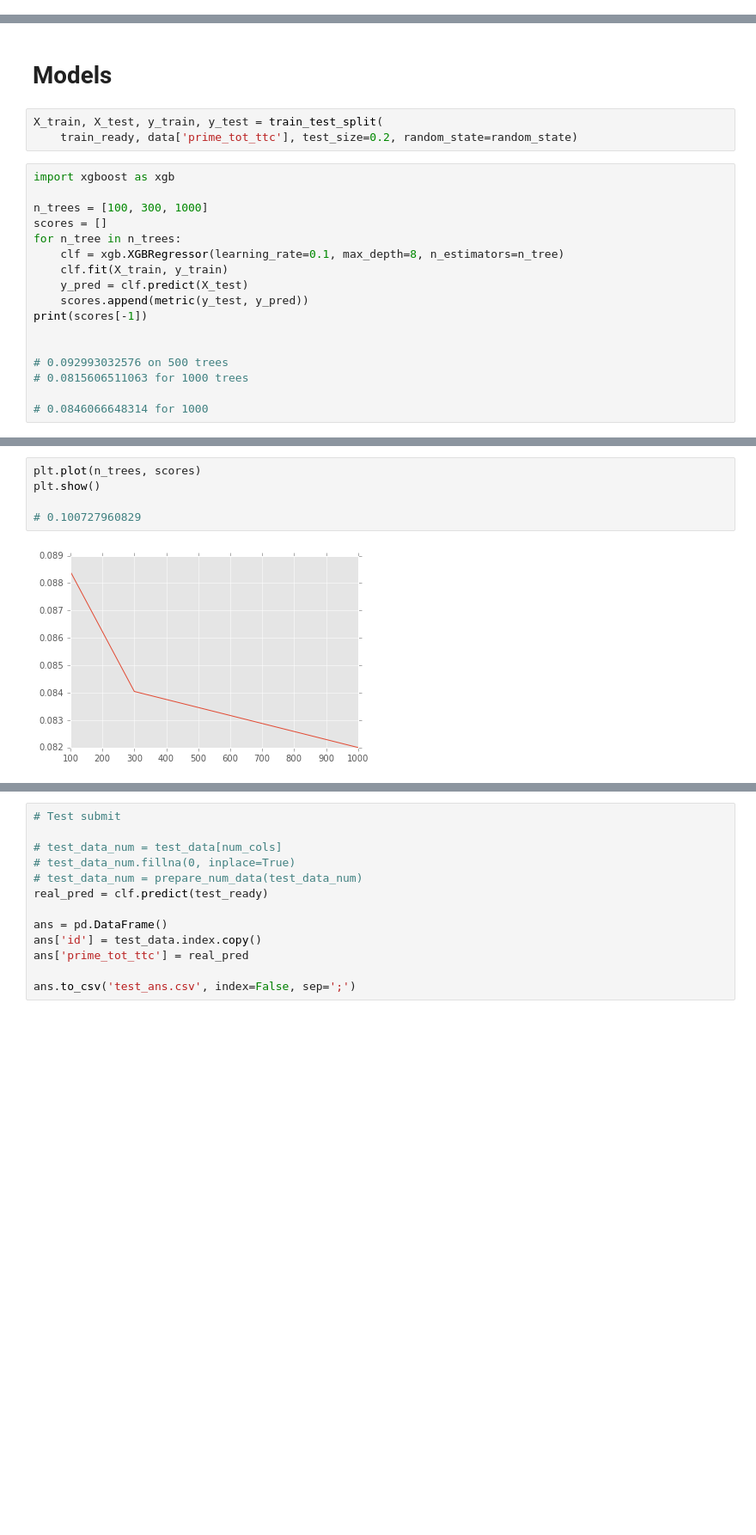
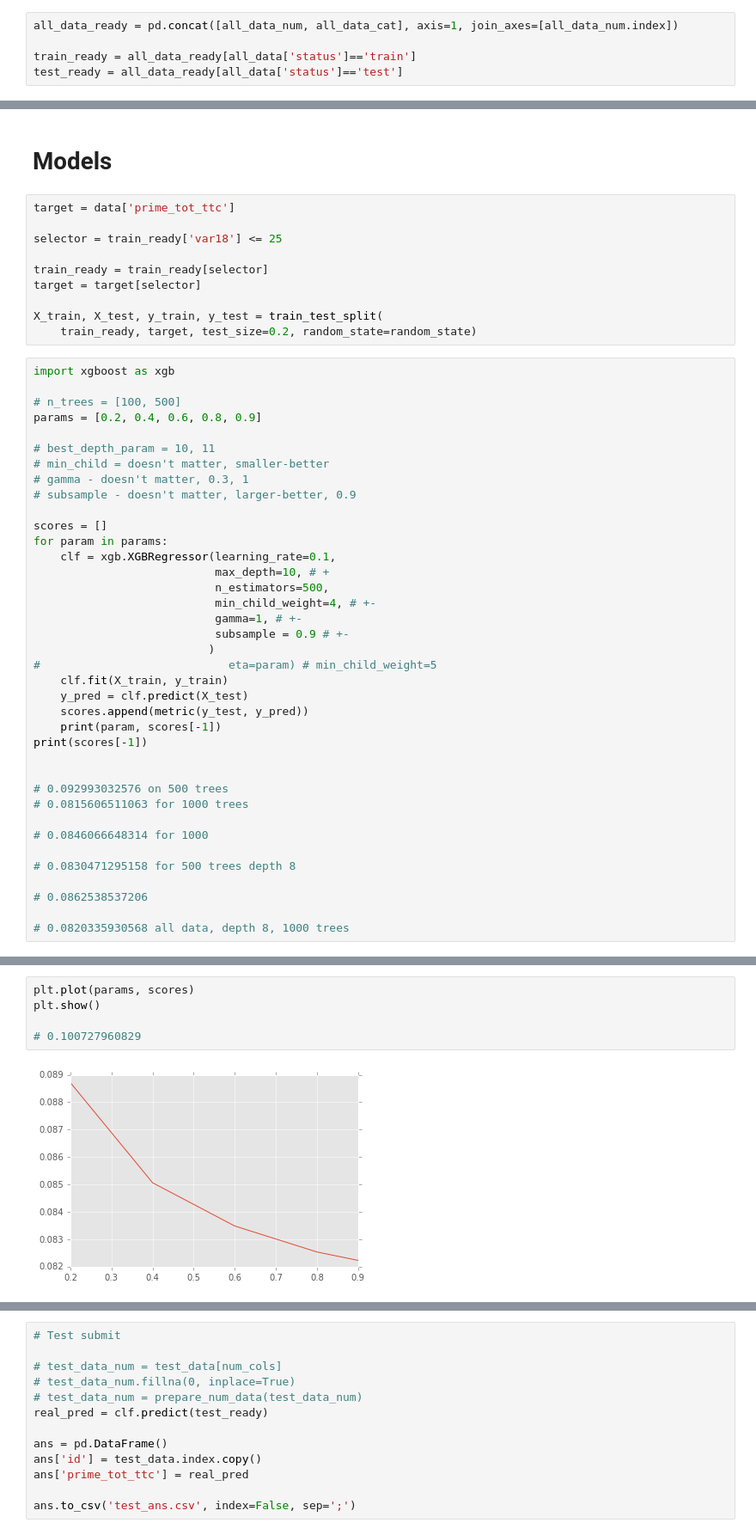
Before and after one commit to re9ulus/df_contests, a Jupyter notebook: fr_formule_de_pricing/fr_contest.ipynb, the cells around one changed output, grey strips where cells are left out. Shown at 86% size. Saved outputs shown, nothing was run; the diff lists cells and outputs as text; blank space fills up the shorter version.

Commit message:
Add training mipt income prediction contest

```diff
--- a/fr_formule_de_pricing/fr_contest.ipynb
+++ b/fr_formule_de_pricing/fr_contest.ipynb
@@ -160,3 +199,8 @@ test_ready = pd.concat([test_data_num, test_data_cat], axis=1, join_axes=[test_d
+# %%
+all_data_ready = pd.concat([all_data_num, all_data_cat], axis=1, join_axes=[all_data_num.index])
+
+train_ready = all_data_ready[all_data['status']=='train']
+test_ready = all_data_ready[all_data['status']=='test']
 # %%
 train_ready.head(1)
 # %% [output]
@@ -174,18 +218,40 @@ test_ready.head(1)
 # %% [markdown]
 # Models
 # %%
+target = data['prime_tot_ttc']
+
+selector = train_ready['var18'] <= 25
+
+train_ready = train_ready[selector]
+target = target[selector]
+
 X_train, X_test, y_train, y_test = train_test_split(
-    train_ready, data['prime_tot_ttc'], test_size=0.2, random_state=random_state)
+    train_ready, target, test_size=0.2, random_state=random_state)
 # %%
 import xgboost as xgb
 
-n_trees = [100, 300, 1000]
+# n_trees = [100, 500]
+params = [0.2, 0.4, 0.6, 0.8, 0.9]
+
+# best_depth_param = 10, 11
+# min_child = doesn't matter, smaller-better
+# gamma - doesn't matter, 0.3, 1
+# subsample - doesn't matter, larger-better, 0.9
+
 scores = []
-for n_tree in n_trees:
-    clf = xgb.XGBRegressor(learning_rate=0.1, max_depth=8, n_estimators=n_tree)
+for param in params:
+    clf = xgb.XGBRegressor(learning_rate=0.1,
+                           max_depth=10, # +
+                           n_estimators=500,
+                           min_child_weight=4, # +-
+                           gamma=1, # +-
+                           subsample = 0.9 # +-
+                          )
+#                            eta=param) # min_child_weight=5
     clf.fit(X_train, y_train)
     y_pred = clf.predict(X_test)
     scores.append(metric(y_test, y_pred))
+    print(param, scores[-1])
 print(scores[-1])
 
 
@@ -193,4 +259,10 @@ print(scores[-1])
 # 0.0815606511063 for 1000 trees
 
 # 0.0846066648314 for 1000
+
+# 0.0830471295158 for 500 trees depth 8
+
+# 0.0862538537206
+
+# 0.0820335930568 all data, depth 8, 1000 trees
 # %% [output]
@@ -198,7 +275,7 @@ print(scores[-1])
 # %%
-plt.plot(n_trees, scores)
+plt.plot(params, scores)
 plt.show()
 
 # 0.100727960829
 # %% [output]
-[figure, old version]
+[figure, new version]
```
Also changed, not shown: parts of 21 cells of this notebook, 6 other files.
